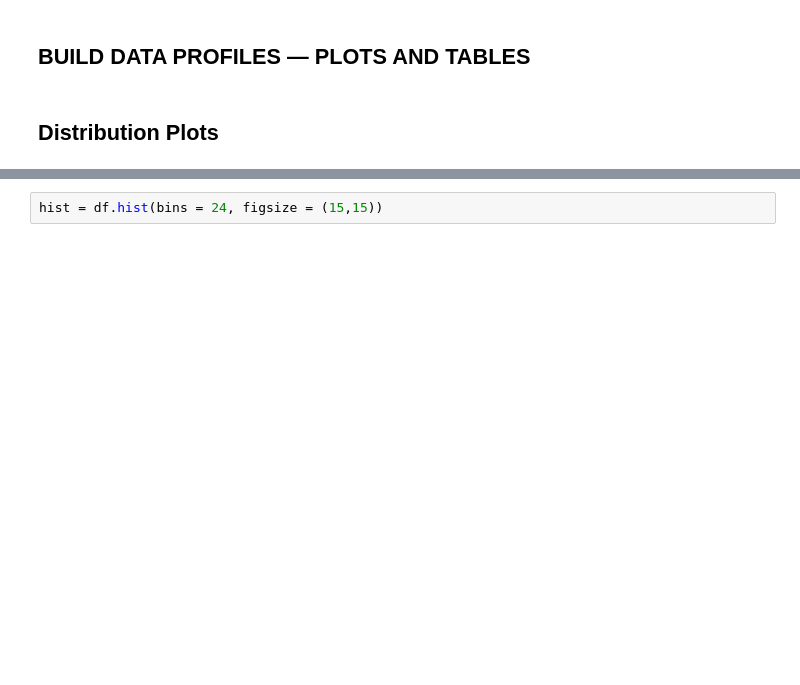
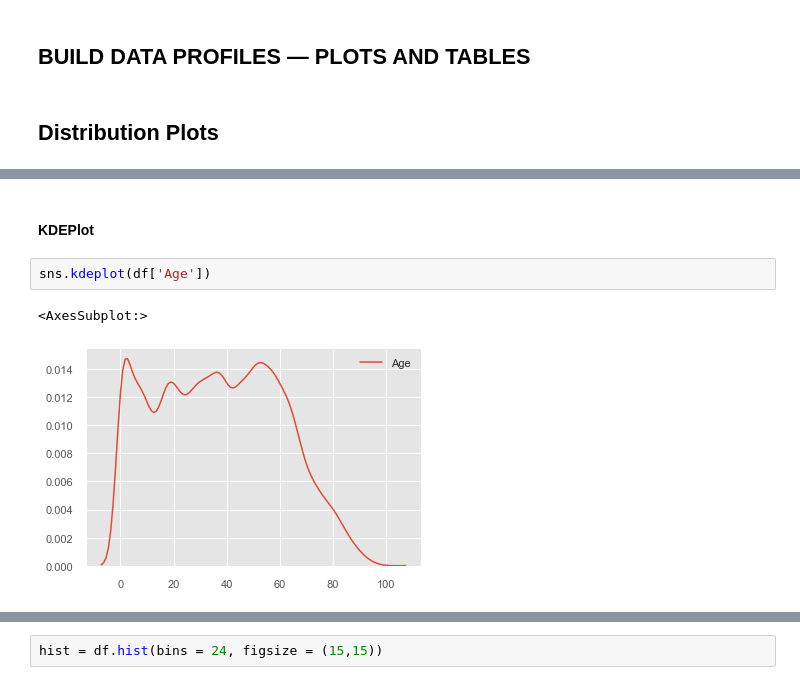
Before and after one commit to asaadkhattab/MedicalAppointmentNoShowsCapstone, a Jupyter notebook: 3_ExploratoryDataAnalysis.ipynb, the cells around one changed output, grey strips where cells are left out. Saved outputs shown, nothing was run; the diff lists cells and outputs as text; blank space fills up the shorter version.

```diff
--- a/3_ExploratoryDataAnalysis.ipynb
+++ b/3_ExploratoryDataAnalysis.ipynb
@@ -84,0 +105,7 @@ df.describe().T
+# %% [markdown]
+#### KDEPlot
+# %%
+sns.kdeplot(df['Age'])
+# %% [output]
+<AxesSubplot:>
+[figure, added]
```
Also changed, not shown: parts of 19 cells of this notebook.
